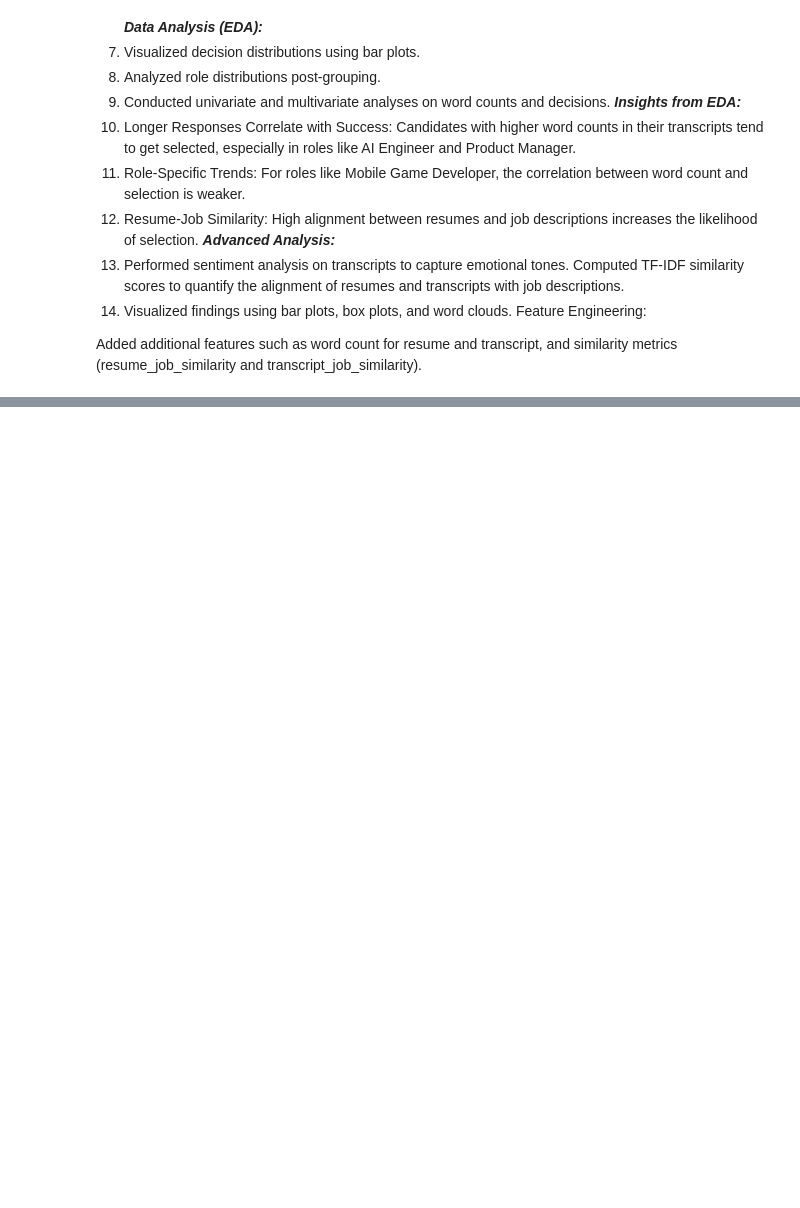
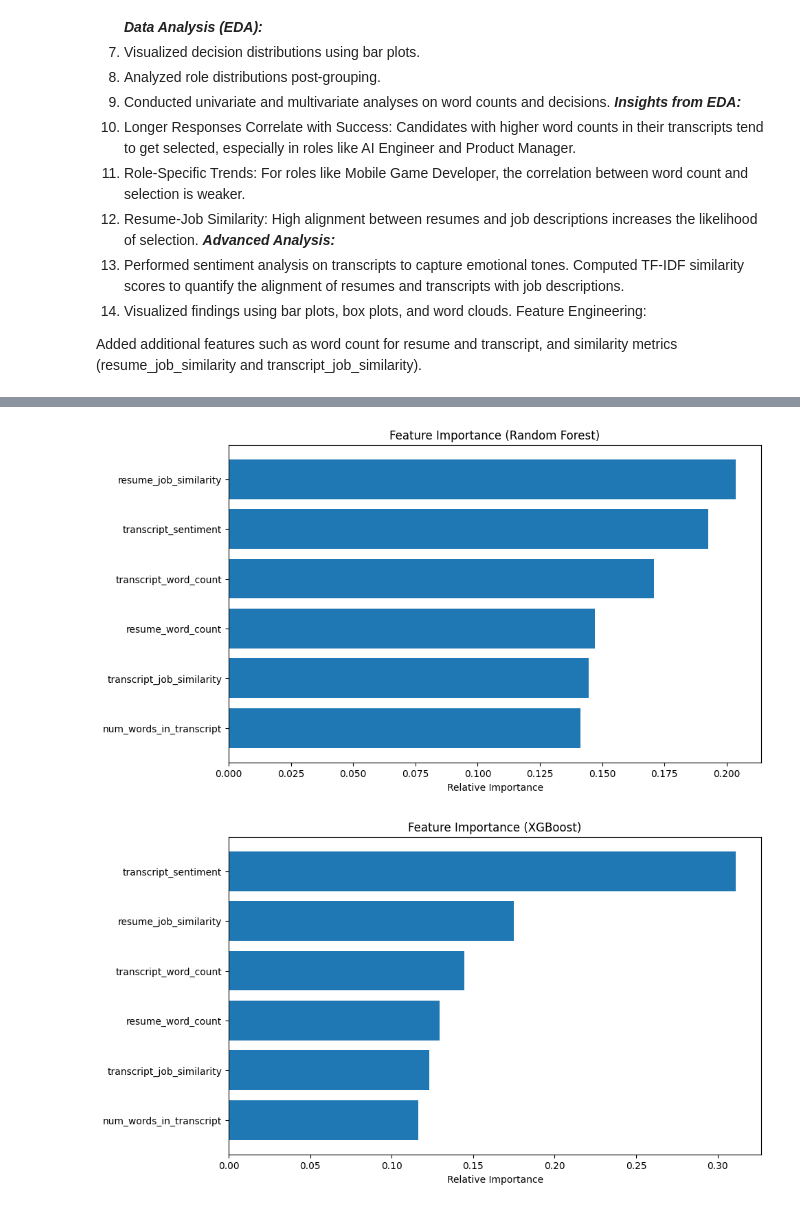
Before and after one commit to RohithMacharla11/-AI-Driven-Recruitment-Pipeline, a Jupyter notebook: Exploratory_Data_Analysis.ipynb, the cells around one changed output, grey strips where cells are left out. Saved outputs shown, nothing was run; the diff lists cells and outputs as text; code cells hidden in the pictures; blank space fills up the shorter version.

```diff
--- a/Exploratory_Data_Analysis.ipynb
+++ b/Exploratory_Data_Analysis.ipynb
@@ -437,0 +634,16 @@ Added additional features such as word count for resume and transcript, and simi
+# %%
+# Grid search for hyperparameter tuning
+grid_search = GridSearchCV(
+    estimator=decision_tree,
+    param_grid=param_grid,
+    scoring="roc_auc",
+    cv=5,
+    n_jobs=-1
+)
+
+# Fit the model on training data
+grid_search.fit(X_train, Y_train)
+
+# Get the best model
+best_decision_tree = grid_search.best_estimator_
+print("Best Parameters:", grid_search.best_params_)
@@ -437,0 +828,29 @@ Added additional features such as word count for resume and transcript, and simi
+# %%
+import matplotlib.pyplot as plt
+
+# For Random Forest
+importances_rf = rf_model.feature_importances_
+indices_rf = importances_rf.argsort()
+
+# Plotting feature importance
+plt.figure(figsize=(10, 6))
+plt.title("Feature Importance (Random Forest)")
+plt.barh(range(len(importances_rf)), importances_rf[indices_rf], align="center")
+plt.yticks(range(len(importances_rf)), [X_train.columns[i] for i in indices_rf])
+plt.xlabel("Relative Importance")
+plt.show()
+
+# For XGBoost
+importances_xgb = xgboost_model.feature_importances_
+indices_xgb = importances_xgb.argsort()
+
+# Plotting feature importance
+plt.figure(figsize=(10, 6))
+plt.title("Feature Importance (XGBoost)")
+plt.barh(range(len(importances_xgb)), importances_xgb[indices_xgb], align="center")
+plt.yticks(range(len(importances_xgb)), [X_train.columns[i] for i in indices_xgb])
+plt.xlabel("Relative Importance")
+plt.show()
+# %% [output]
+[figure, added]
+[figure, added]
```
Also changed, not shown: parts of 37 cells of this notebook.
